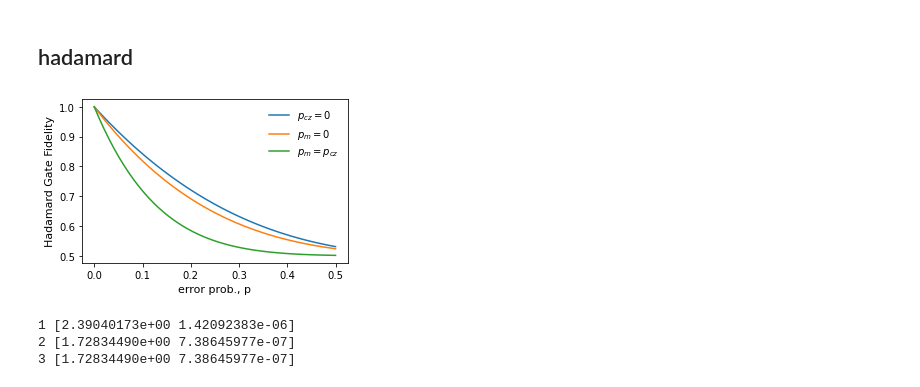
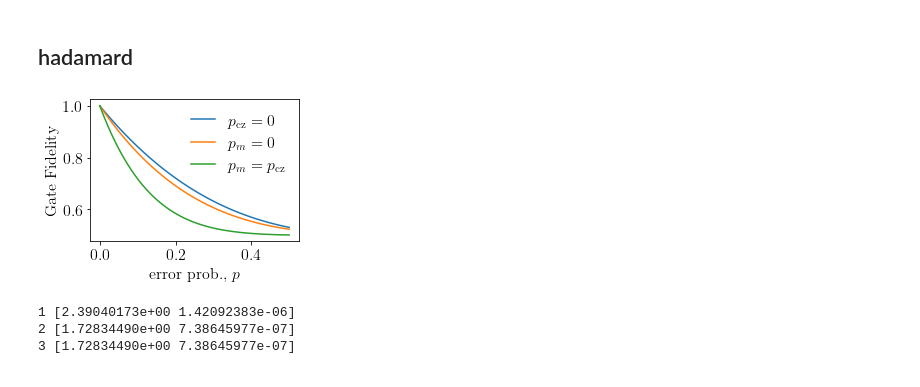
Before and after one commit to hassan-shap/nisq, a Jupyter notebook: DV_err_models.ipynb, the cells around one changed output. Saved outputs shown, nothing was run; the diff lists cells and outputs as text; code cells hidden in the pictures.

Commit message:
dv plots

```diff
--- a/DV_err_models.ipynb
+++ b/DV_err_models.ipynb
@@ -277,21 +277,26 @@ for i_p, p_c in enumerate(pc_list):
     P_tot[:,i_p] = hadamard_err_prob_new(p_c,P_m)
 inFid_mcz = 2/3*np.sum(P_tot[1:,:],axis=0)
 # %%
-fsize = 11
-plt.figure(figsize=(4.5,3))
-plt.plot(pc_list,1-inFid_m,"-", color="C0", label="$p_{cz} =0$")
-plt.plot(pc_list,1-inFid_cz,"-", color="C1",label="$p_m =0$")
-plt.plot(pc_list,1-inFid_mcz,"-", color="C2", label="$p_m =p_{cz}$")
+fsize = 16
+font_name = "Times New Roman"
+plt.figure(figsize=(4,3))
+plt.rcParams['font.size'] = '%d' % (fsize)
+plt.rc('text', usetex=True )
+plt.rc('font', family=font_name, weight='normal', size=fsize)
+plt.rcParams["mathtext.fontset"] = "stix"
+plt.plot(pc_list,1-inFid_m,"-", color="C0", label=r"$p_{\rm cz} =0$")
+plt.plot(pc_list,1-inFid_cz,"-", color="C1",label=r"$p_m =0$")
+plt.plot(pc_list,1-inFid_mcz,"-", color="C2", label=r"$p_m =p_{\rm cz}$")
 
 
-plt.legend(frameon=False)
-plt.xlabel("error prob., p",fontsize=fsize)
-plt.ylabel("Hadamard Gate Fidelity",fontsize=fsize)
+plt.legend(frameon=False,fontsize=fsize,handlelength=1.5)
+plt.xlabel("error prob., $p$",fontsize=fsize)
+plt.ylabel("Gate Fidelity",fontsize=fsize)
 plt.tight_layout()
 plt.savefig("figs/dv_hadamard_fidelity.pdf")
 plt.show()
 # %% [output]
-[figure, old version]
+[figure, new version]
 # %%
 def interp_plot(i,prob):
     y = prob[i,:]
```
Also changed, not shown: parts of 1 cell of this notebook, 4 other files.
